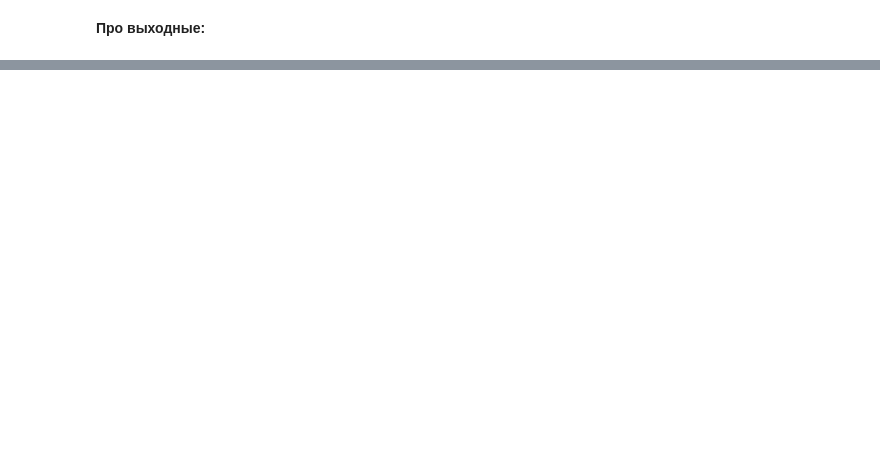
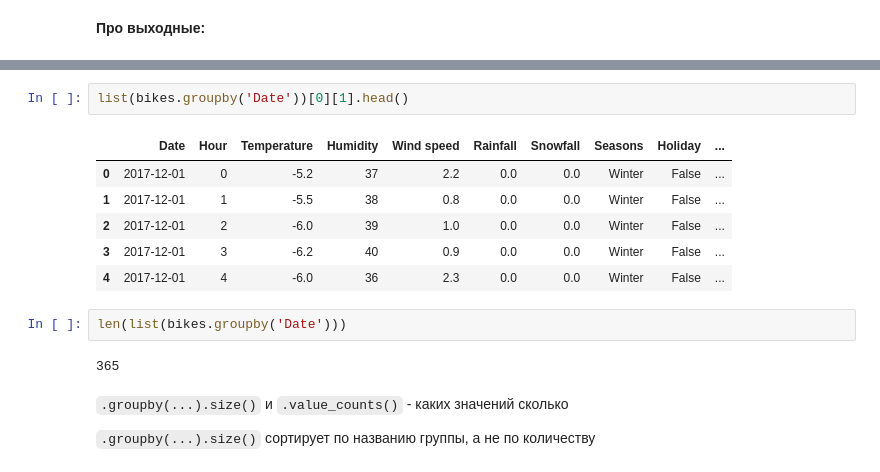
Before and after one commit to bamaxi/dataan-2023-arthist, a Jupyter notebook: seminars/11-andan-filter_sort.ipynb, the cells around one changed output, grey strips where cells are left out. Saved outputs shown, nothing was run; the diff lists cells and outputs as text; blank space fills up the shorter version.

Commit message:
added groupby

```diff
--- a/seminars/11-andan-filter_sort.ipynb
+++ b/seminars/11-andan-filter_sort.ipynb
@@ -331,0 +402,17 @@ bikes.head()
+# %%
+list(bikes.groupby('Date'))[0][1].head()
+# %% [output]
+|  | Date | Hour | Temperature | Humidity | Wind speed | Rainfall | Snowfall | Seasons | Holiday | ... |
+| 0 | 2017-12-01 | 0 | -5.2 | 37 | 2.2 | 0.0 | 0.0 | Winter | False | ... |
+| 1 | 2017-12-01 | 1 | -5.5 | 38 | 0.8 | 0.0 | 0.0 | Winter | False | ... |
+| 2 | 2017-12-01 | 2 | -6.0 | 39 | 1.0 | 0.0 | 0.0 | Winter | False | ... |
+| 3 | 2017-12-01 | 3 | -6.2 | 40 | 0.9 | 0.0 | 0.0 | Winter | False | ... |
+| 4 | 2017-12-01 | 4 | -6.0 | 36 | 2.3 | 0.0 | 0.0 | Winter | False | ... |
+# %%
+len(list(bikes.groupby('Date')))
+# %% [output]
+365
+# %% [markdown]
+`.groupby(...).size()` и `.value_counts()` - каких значений сколько
+
+`.groupby(...).size()` сортирует по названию группы, а не по количеству
```
Also changed, not shown: parts of 31 cells of this notebook.
